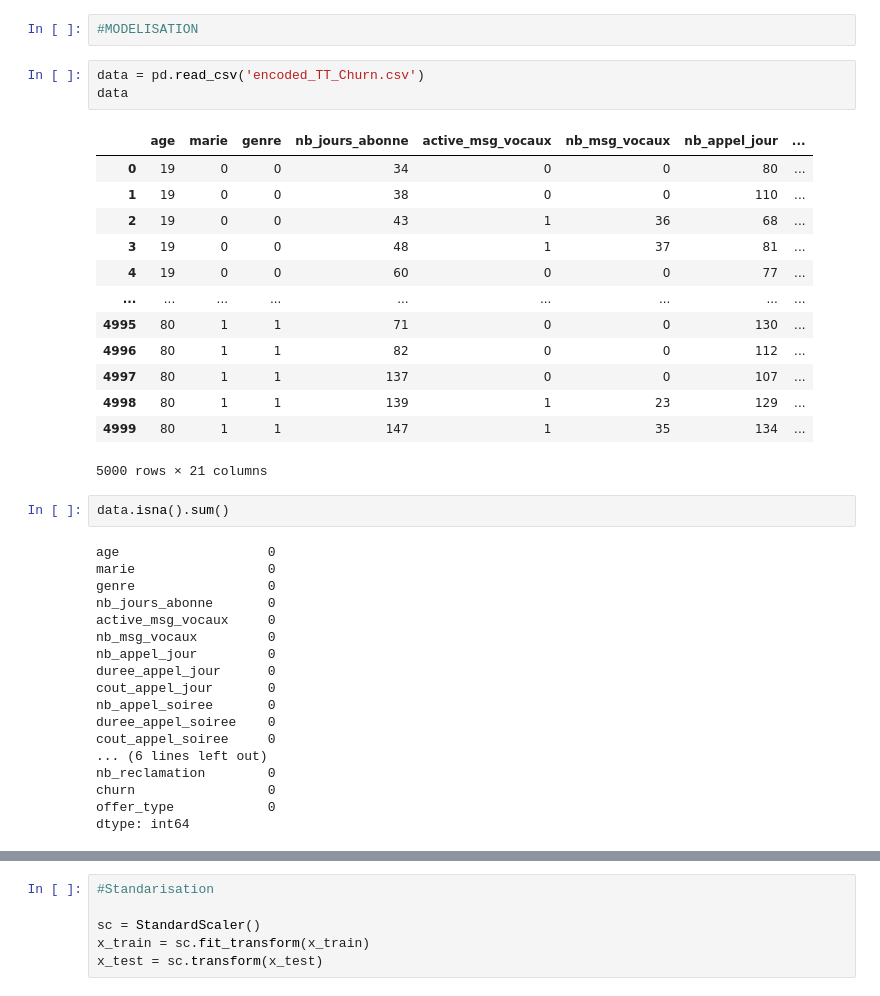
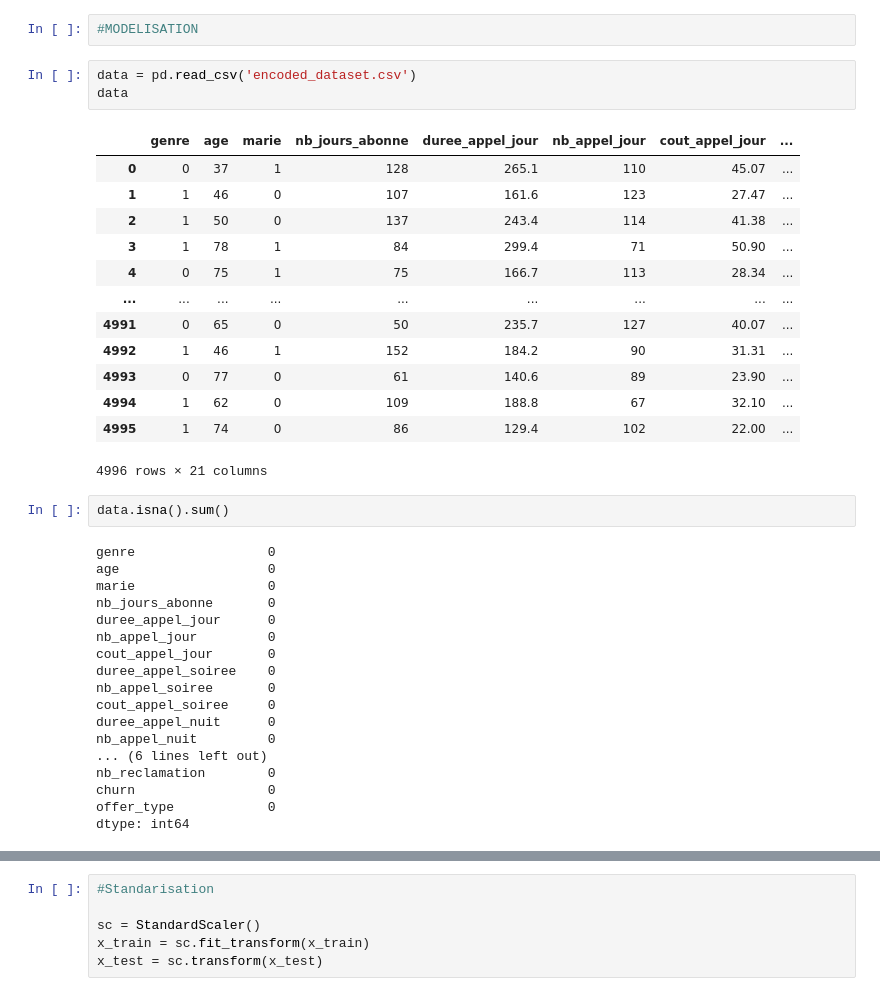
Before and after one commit to Fatmazzahra/Churn-Prediction, a Jupyter notebook: traitement_de_donnees.ipynb, the cells around one changed output, grey strips where cells are left out. Drawn from its saved outputs; the diff is of its cells as text.

```diff
--- a/traitement_de_donnees.ipynb
+++ b/traitement_de_donnees.ipynb
@@ -824,37 +951,37 @@ plt.show()
 # %%
 #MODELISATION
 # %%
-data = pd.read_csv('encoded_TT_Churn.csv')
+data = pd.read_csv('encoded_dataset.csv')
 data
 # %% [output]
-|  | age | marie | genre | nb_jours_abonne | active_msg_vocaux | nb_msg_vocaux | nb_appel_jour | ... |
-| 0 | 19 | 0 | 0 | 34 | 0 | 0 | 80 | ... |
-| 1 | 19 | 0 | 0 | 38 | 0 | 0 | 110 | ... |
-| 2 | 19 | 0 | 0 | 43 | 1 | 36 | 68 | ... |
-| 3 | 19 | 0 | 0 | 48 | 1 | 37 | 81 | ... |
-| 4 | 19 | 0 | 0 | 60 | 0 | 0 | 77 | ... |
+|  | genre | age | marie | nb_jours_abonne | duree_appel_jour | nb_appel_jour | cout_appel_jour | ... |
+| 0 | 0 | 37 | 1 | 128 | 265.1 | 110 | 45.07 | ... |
+| 1 | 1 | 46 | 0 | 107 | 161.6 | 123 | 27.47 | ... |
+| 2 | 1 | 50 | 0 | 137 | 243.4 | 114 | 41.38 | ... |
+| 3 | 1 | 78 | 1 | 84 | 299.4 | 71 | 50.90 | ... |
+| 4 | 0 | 75 | 1 | 75 | 166.7 | 113 | 28.34 | ... |
 | ... | ... | ... | ... | ... | ... | ... | ... | ... |
-| 4995 | 80 | 1 | 1 | 71 | 0 | 0 | 130 | ... |
-| 4996 | 80 | 1 | 1 | 82 | 0 | 0 | 112 | ... |
-| 4997 | 80 | 1 | 1 | 137 | 0 | 0 | 107 | ... |
-| 4998 | 80 | 1 | 1 | 139 | 1 | 23 | 129 | ... |
-| 4999 | 80 | 1 | 1 | 147 | 1 | 35 | 134 | ... |
+| 4991 | 0 | 65 | 0 | 50 | 235.7 | 127 | 40.07 | ... |
+| 4992 | 1 | 46 | 1 | 152 | 184.2 | 90 | 31.31 | ... |
+| 4993 | 0 | 77 | 0 | 61 | 140.6 | 89 | 23.90 | ... |
+| 4994 | 1 | 62 | 0 | 109 | 188.8 | 67 | 32.10 | ... |
+| 4995 | 1 | 74 | 0 | 86 | 129.4 | 102 | 22.00 | ... |
-5000 rows × 21 columns
+4996 rows × 21 columns
 # %%
 data.isna().sum()
 # %% [output]
+genre                 0
 age                   0
 marie                 0
-genre                 0
 nb_jours_abonne       0
-active_msg_vocaux     0
-nb_msg_vocaux         0
+duree_appel_jour      0
 nb_appel_jour         0
-duree_appel_jour      0
 cout_appel_jour       0
+duree_appel_soiree    0
 nb_appel_soiree       0
-duree_appel_soiree    0
 cout_appel_soiree     0
+duree_appel_nuit      0
+nb_appel_nuit         0
 ... (6 lines left out)
 nb_reclamation        0
 churn                 0
```
Also changed, not shown: parts of 57 cells of this notebook, 47 other files.
